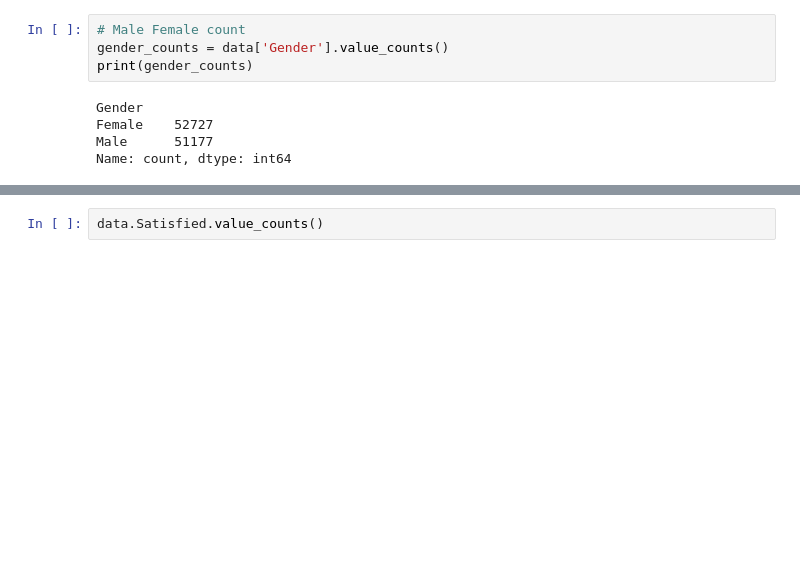
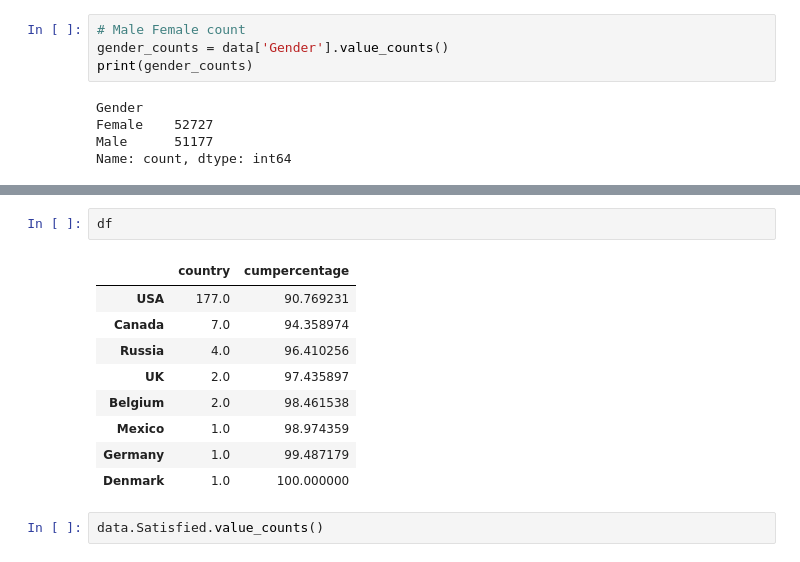
Before and after one commit to zeeshanayaz/data_analysis_and_visualization, a Jupyter notebook: assignment/silksky/main.ipynb, the cells around one changed output, grey strips where cells are left out. Cells and saved outputs as stored; diff of their text form; blank space fills up the shorter version.

```diff
--- a/assignment/silksky/main.ipynb
+++ b/assignment/silksky/main.ipynb
@@ -39,3 +51,15 @@ plt.show()
+# %%
+df
+# %% [output]
+|  | country | cumpercentage |
+| USA | 177.0 | 90.769231 |
+| Canada | 7.0 | 94.358974 |
+| Russia | 4.0 | 96.410256 |
+| UK | 2.0 | 97.435897 |
+| Belgium | 2.0 | 98.461538 |
+| Mexico | 1.0 | 98.974359 |
+| Germany | 1.0 | 99.487179 |
+| Denmark | 1.0 | 100.000000 |
 # %%
 data.Satisfied.value_counts()
 # %% [output]
```
Also changed, not shown: parts of 1 cell of this notebook, 10 other files.
